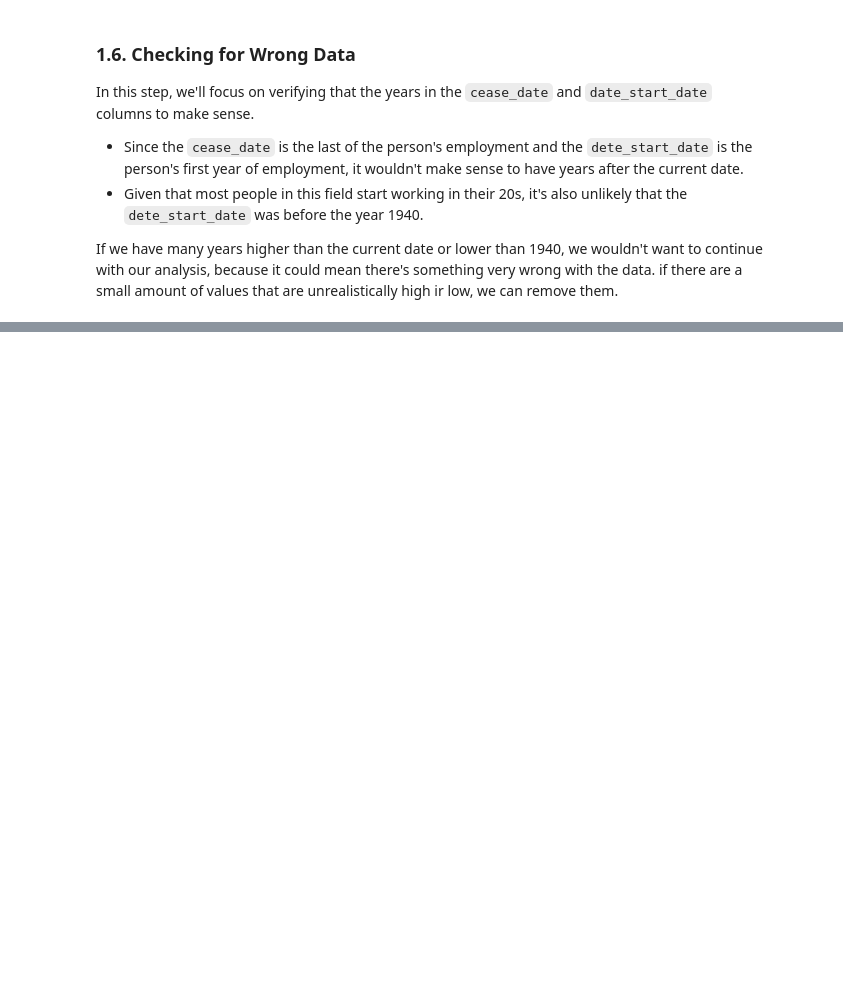
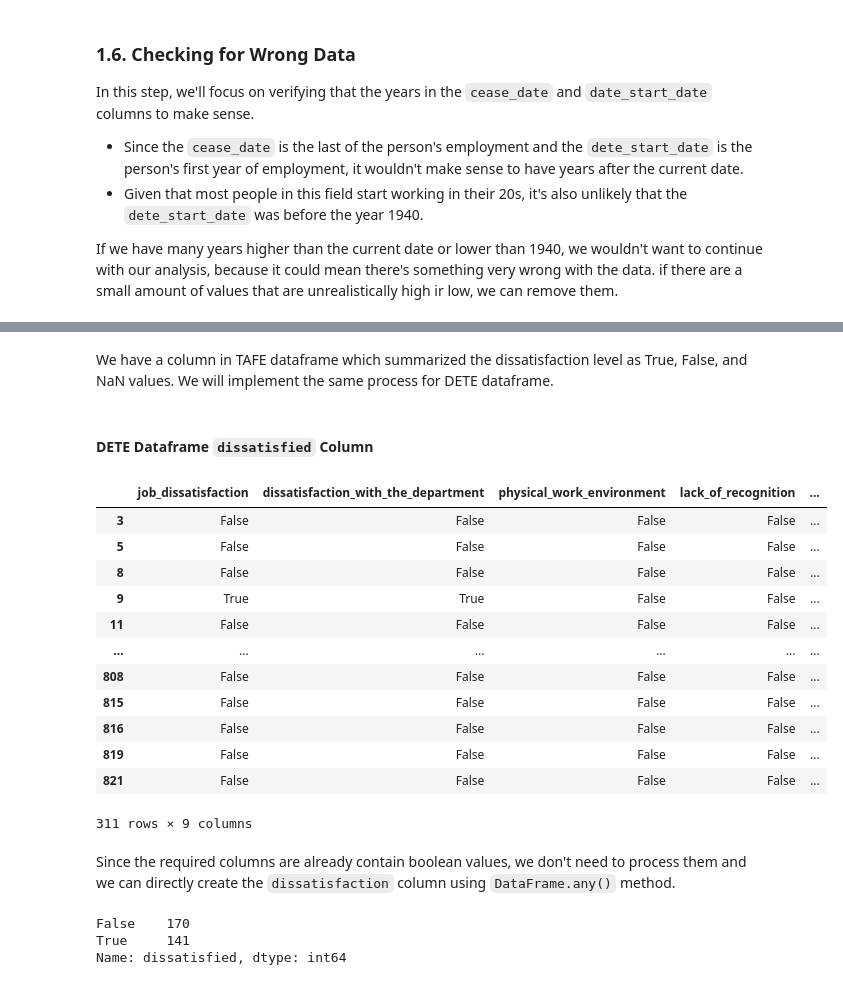
Before and after one commit to imanyahya/employee_exit_surveys, a Jupyter notebook: Employee Exit Surveys Analysis.ipynb, the cells around one changed output, grey strips where cells are left out. Drawn from its saved outputs; the diff is of its cells as text; code cells hidden in the pictures; blank space fills up the shorter version.

```diff
--- a/Employee Exit Surveys Analysis.ipynb
+++ b/Employee Exit Surveys Analysis.ipynb
@@ -258,0 +306,2 @@ If we have many years higher than the current date or lower than 1940, we wouldn
+# %%
+dete_resignations['institute_service'] = dete_resignations['cease_date'] - dete_resignations['dete_start_date']
@@ -258,0 +387,24 @@ If we have many years higher than the current date or lower than 1940, we wouldn
+# %% [markdown]
+We have a column in TAFE dataframe which summarized the dissatisfaction level as True, False, and NaN values. We will implement the same process for DETE dataframe.
+# %% [markdown]
+#### DETE Dataframe `dissatisfied` Column
+# %%
+dete_resignations[['job_dissatisfaction', 'dissatisfaction_with_the_department', 'physical_work_environment',
+                  'lack_of_recognition', 'lack_of_job_security', 'employment_conditions',
+                  'employment_conditions', 'work_life_balance', 'workload']]
+# %% [output]
+|  | job_dissatisfaction | dissatisfaction_with_the_department | physical_work_environment | lack_of_recognition | ... |
+| 3 | False | False | False | False | ... |
+| 5 | False | False | False | False | ... |
+| 8 | False | False | False | False | ... |
+| 9 | True | True | False | False | ... |
+| 11 | False | False | False | False | ... |
+| ... | ... | ... | ... | ... | ... |
+| 808 | False | False | False | False | ... |
+| 815 | False | False | False | False | ... |
+| 816 | False | False | False | False | ... |
+| 819 | False | False | False | False | ... |
+| 821 | False | False | False | False | ... |
+311 rows × 9 columns
+# %% [markdown]
+Since the required columns are already contain boolean values, we don't need to process them and we can directly create the `dissatisfaction` column using `DataFrame.any()` method.
@@ -258,0 +417,6 @@ If we have many years higher than the current date or lower than 1940, we wouldn
+# %%
+dete_resignations['dissatisfied'].value_counts(dropna=False)
+# %% [output]
+False    170
+True     141
+Name: dissatisfied, dtype: int64
```
Also changed, not shown: parts of 33 cells of this notebook.
